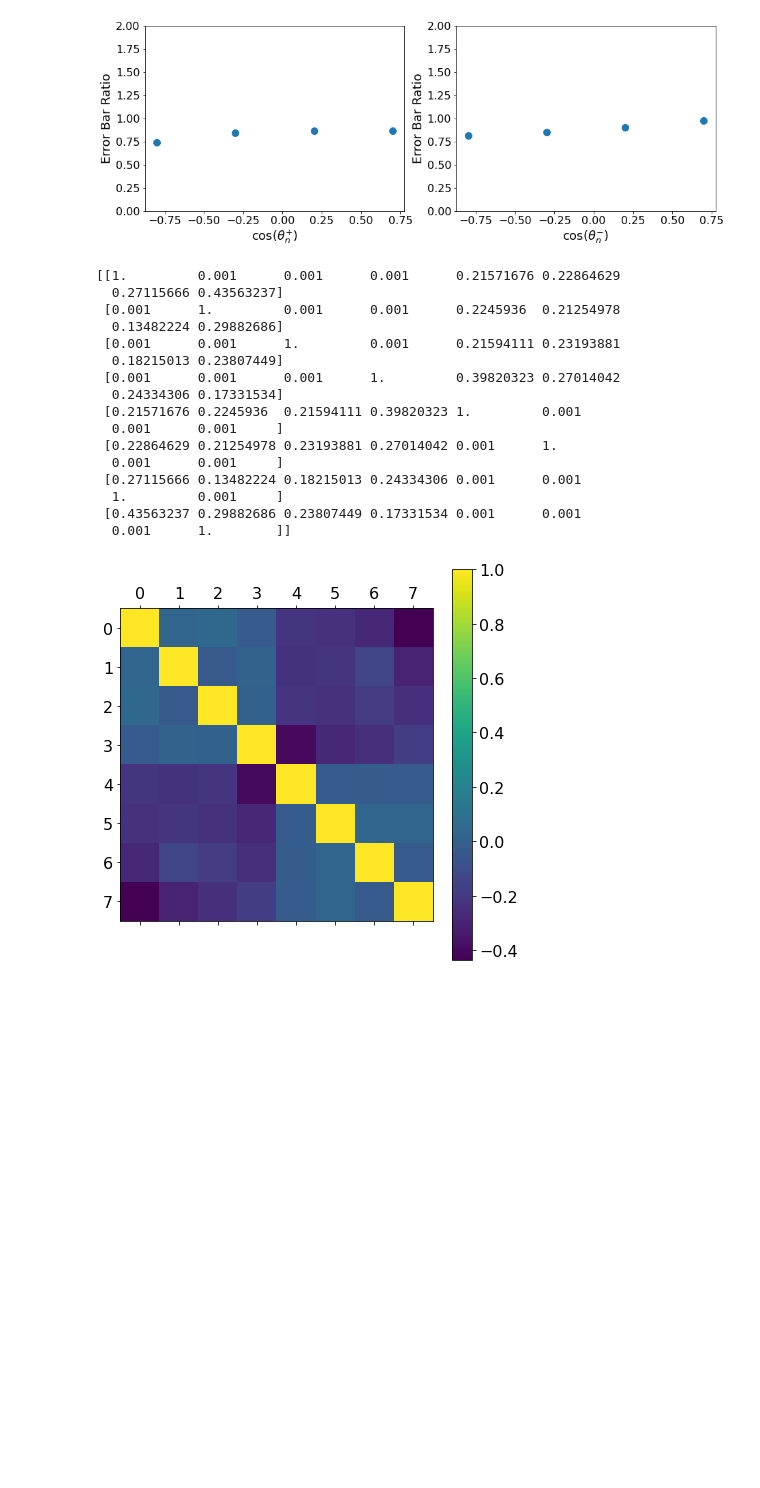
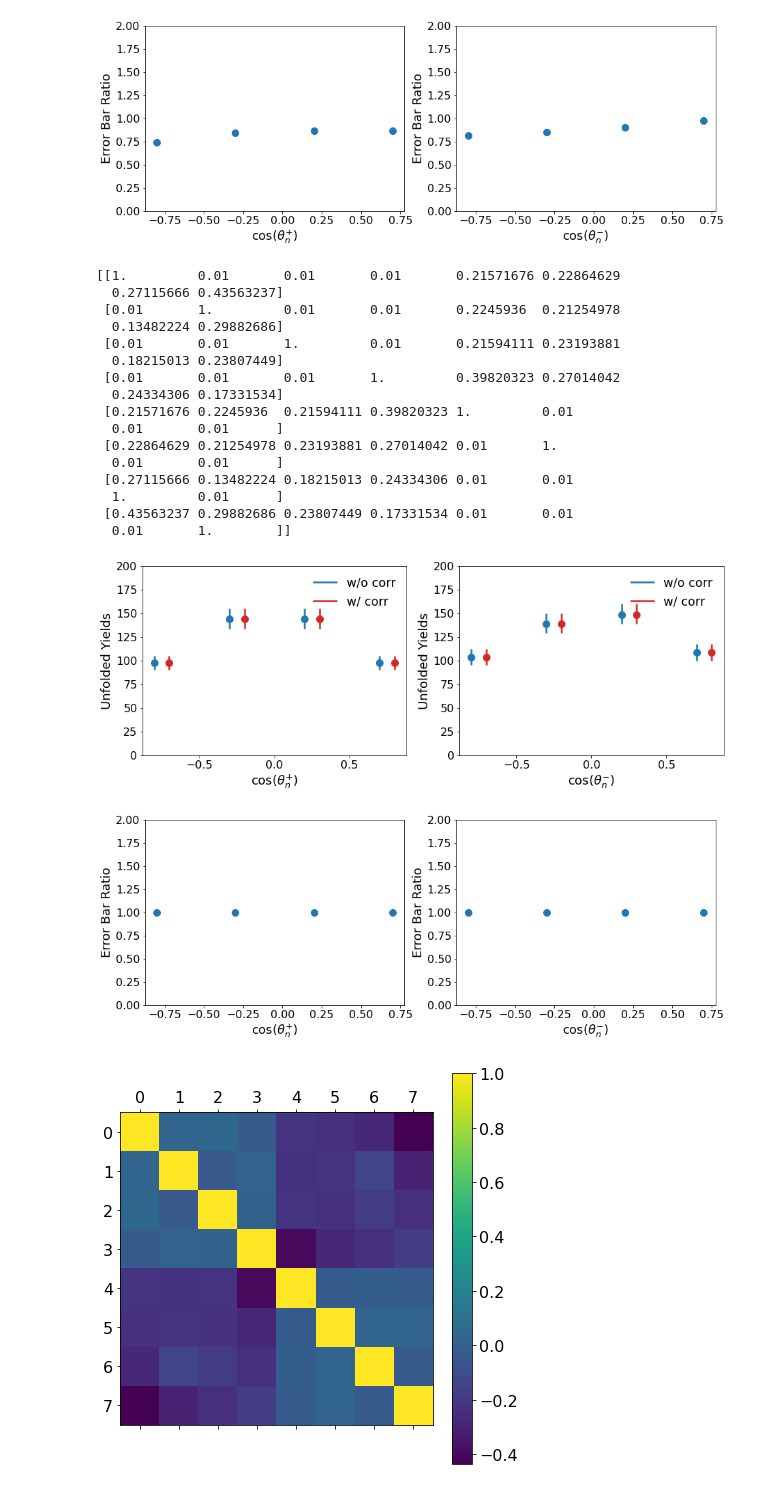
Before and after one commit to rmadar/unfoldcorr, a Jupyter notebook: studies/TestingCorrelationsPattern.ipynb, the cells around one changed output. Drawn from its saved outputs; the diff is of its cells as text; code cells hidden in the pictures; blank space fills up the shorter version.

```diff
--- a/studies/TestingCorrelationsPattern.ipynb
+++ b/studies/TestingCorrelationsPattern.ipynb
@@ -102,7 +102,7 @@ def corrFromData():
         for j, (jName, c) in enumerate(line.items()):
             corr[i, j] = c
 
-    return corr
+    return corr.astype(np.float64)
 # %%
 # Loading data cos(n, -)
 with open('../data/CosThetaNminus/asimov_spinCorrelation.json', 'r') as read_file:
@@ -151,34 +151,36 @@ plotErrorBarRatio(Xs, POIs, POIsCorr)
 # %%
 # Putting correlation exactly 0 between bins of the same distri
 corr = corrFromData()
 for i in range(0, 4):
     for j in range(0, 4):
         if i != j :
-            corr[i, j] = 1e-3
-            corr[i+4, j+4] = 1e-3
+            corr[i, j] = 1e-2
+            corr[i+4, j+4] = 1e-2
 
 print(corr)
 
 POIsCorr = getPostFit(corr)
 plotResult(Xs, POIs, POIsCorr)
 plotErrorBarRatio(Xs, POIs, POIsCorr)
 # %% [output]
-[[1.         0.001      0.001      0.001      0.21571676 0.22864629
+[[1.         0.01       0.01       0.01       0.21571676 0.22864629
   0.27115666 0.43563237]
- [0.001      1.         0.001      0.001      0.2245936  0.21254978
+ [0.01       1.         0.01       0.01       0.2245936  0.21254978
   0.13482224 0.29882686]
- [0.001      0.001      1.         0.001      0.21594111 0.23193881
+ [0.01       0.01       1.         0.01       0.21594111 0.23193881
   0.18215013 0.23807449]
- [0.001      0.001      0.001      1.         0.39820323 0.27014042
+ [0.01       0.01       0.01       1.         0.39820323 0.27014042
   0.24334306 0.17331534]
- [0.21571676 0.2245936  0.21594111 0.39820323 1.         0.001
-  0.001      0.001     ]
- [0.22864629 0.21254978 0.23193881 0.27014042 0.001      1.
-  0.001      0.001     ]
- [0.27115666 0.13482224 0.18215013 0.24334306 0.001      0.001
-  1.         0.001     ]
- [0.43563237 0.29882686 0.23807449 0.17331534 0.001      0.001
-  0.001      1.        ]]
+ [0.21571676 0.2245936  0.21594111 0.39820323 1.         0.01
+  0.01       0.01      ]
+ [0.22864629 0.21254978 0.23193881 0.27014042 0.01       1.
+  0.01       0.01      ]
+ [0.27115666 0.13482224 0.18215013 0.24334306 0.01       0.01
+  1.         0.01      ]
+ [0.43563237 0.29882686 0.23807449 0.17331534 0.01       0.01
+  0.01       1.        ]]
+[figure, added]
+[figure, added]
 # %%
 # Start from correlation in data
 corr = corrFromData()
```
Also changed, not shown: parts of 1 cell of this notebook, 3 other files.
